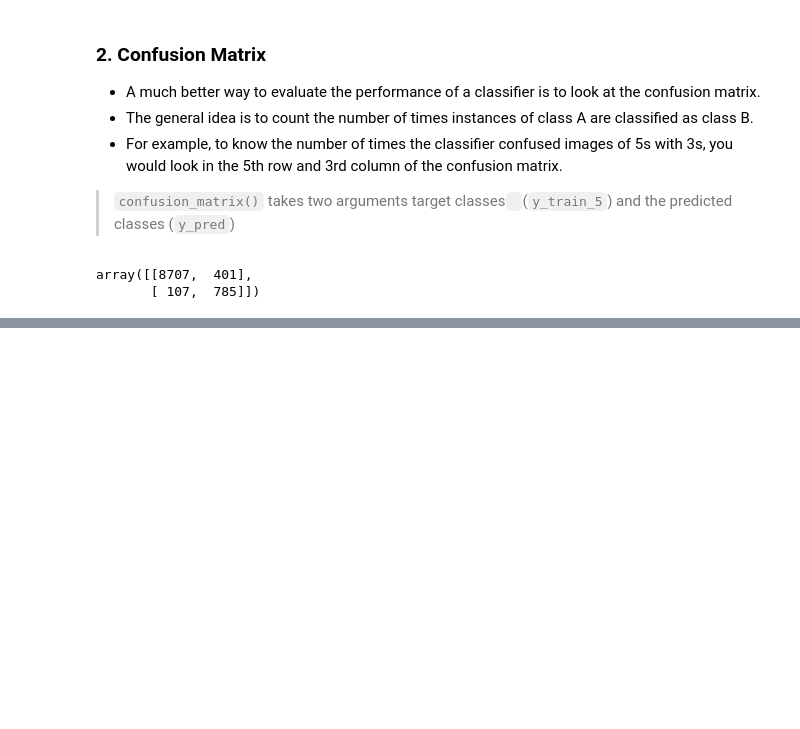
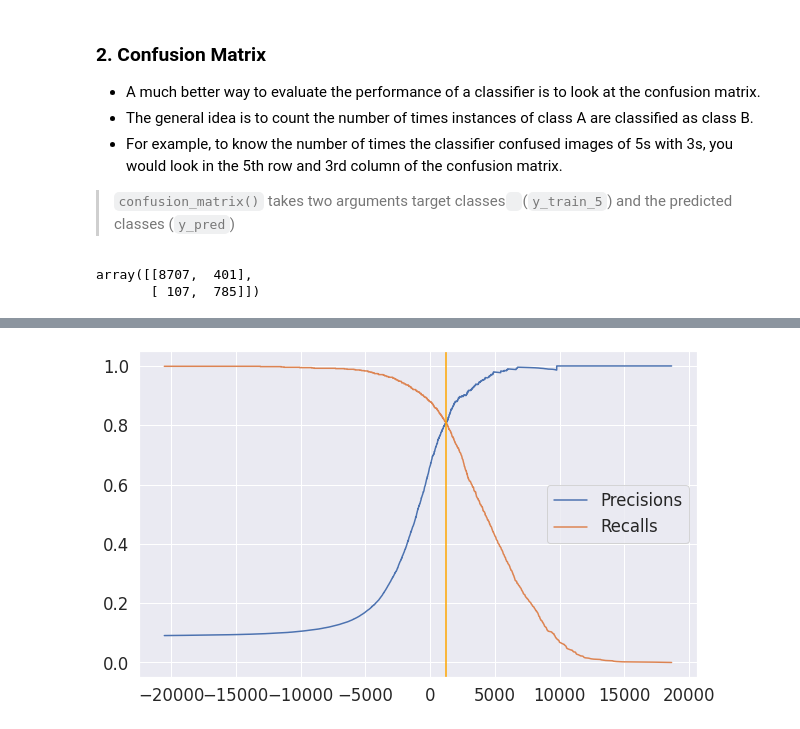
Before and after one commit to Pepcoders/Data-Science-February, a Jupyter notebook: Project/MNIST_Classification.ipynb, the cells around one changed output, grey strips where cells are left out. Cells and saved outputs as stored; diff of their text form; code cells hidden in the pictures; blank space fills up the shorter version.

```diff
--- a/Project/MNIST_Classification.ipynb
+++ b/Project/MNIST_Classification.ipynb
@@ -193,0 +318,14 @@ plt.show()
+# %%
+# If you want to find where the precision and recall are same
+same = precisions == recalls
+idx = np.argmax(same)
+threshold_of_same_point_ = thresholds[idx]
+
+plt.figure(figsize=(10, 6))
+plt.plot(thresholds, precisions[1:], label = 'Precisions')
+plt.plot(thresholds, recalls[1:], label = 'Recalls')
+plt.axvline(x=threshold_of_same_point_, color = "orange")
+plt.legend()
+plt.show()
+# %% [output]
+[figure, added]
```
Also changed, not shown: parts of 72 cells of this notebook.
